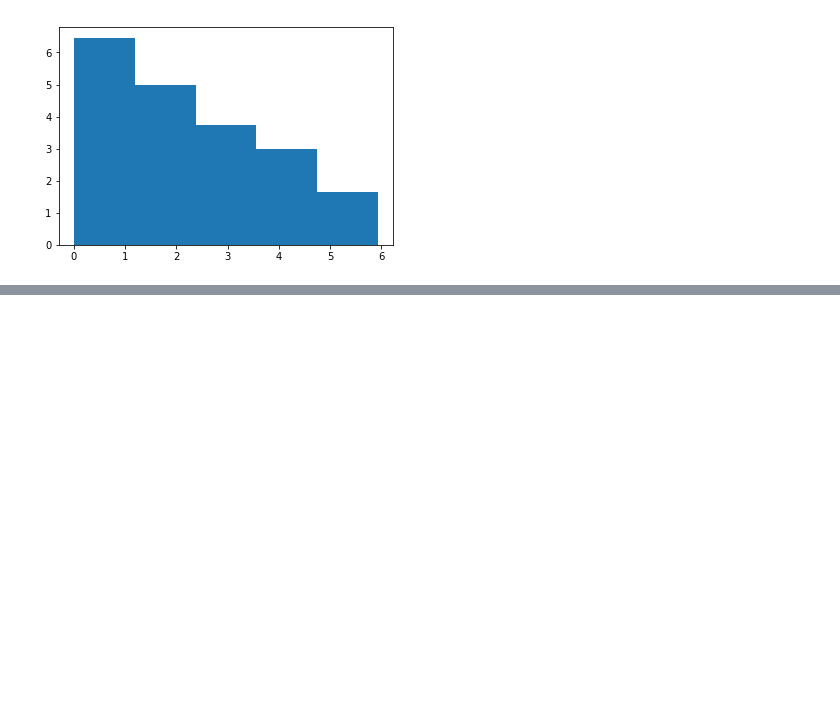
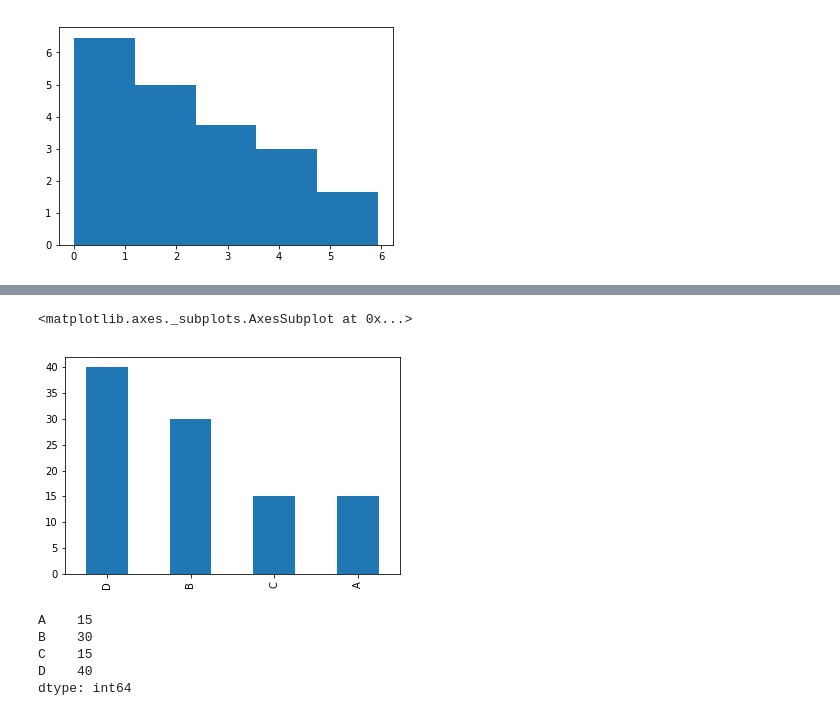
Before and after one commit to theredpea/udacity_notes, a Jupyter notebook: st101__1_Visualizing_relationships_in_data___Problem Set 1 Visualization.ipynb, the cells around one changed output, grey strips where cells are left out. Cells and saved outputs as stored; diff of their text form; code cells hidden in the pictures; blank space fills up the shorter version.

```diff
--- a/st101__1_Visualizing_relationships_in_data___Problem Set 1 Visualization.ipynb
+++ b/st101__1_Visualizing_relationships_in_data___Problem Set 1 Visualization.ipynb
@@ -173,0 +188,5 @@ pie_chart_to_histogram_solution = 'https://www.udacity.com/course/viewer#!/c-st1
+# %%
+pie_data.sort_values(ascending=False).plot(kind='bar')
+# %% [output]
+<matplotlib.axes._subplots.AxesSubplot at 0x...>
+[figure, added]
@@ -174,2 +195,10 @@ pie_chart_to_histogram_solution = 'https://www.udacity.com/course/viewer#!/c-st1
+# %%
+pie_data
+# %% [output]
+A    15
+B    30
+C    15
+D    40
+dtype: int64
 # %%
 hist_data = pd.Series(np.ones(4))
```
Also changed, not shown: parts of 5 cells of this notebook.
